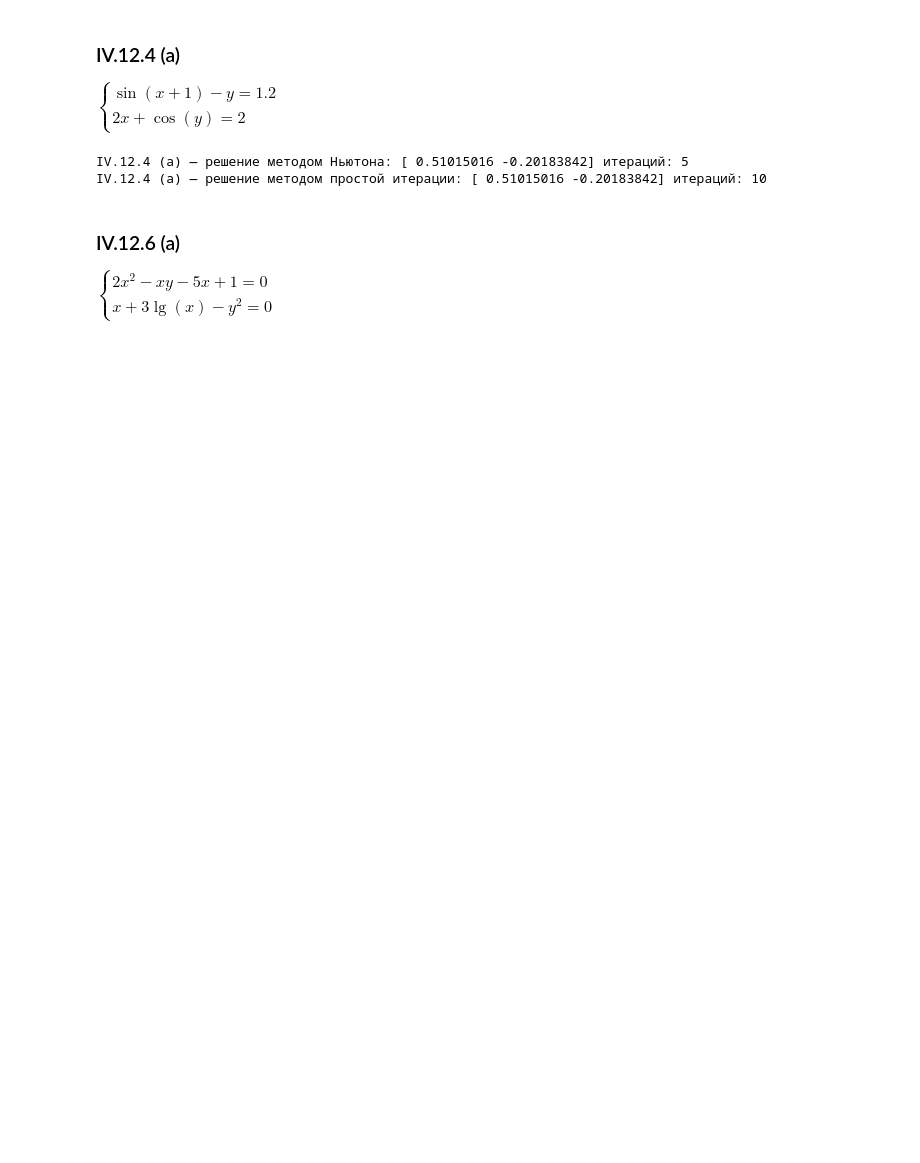
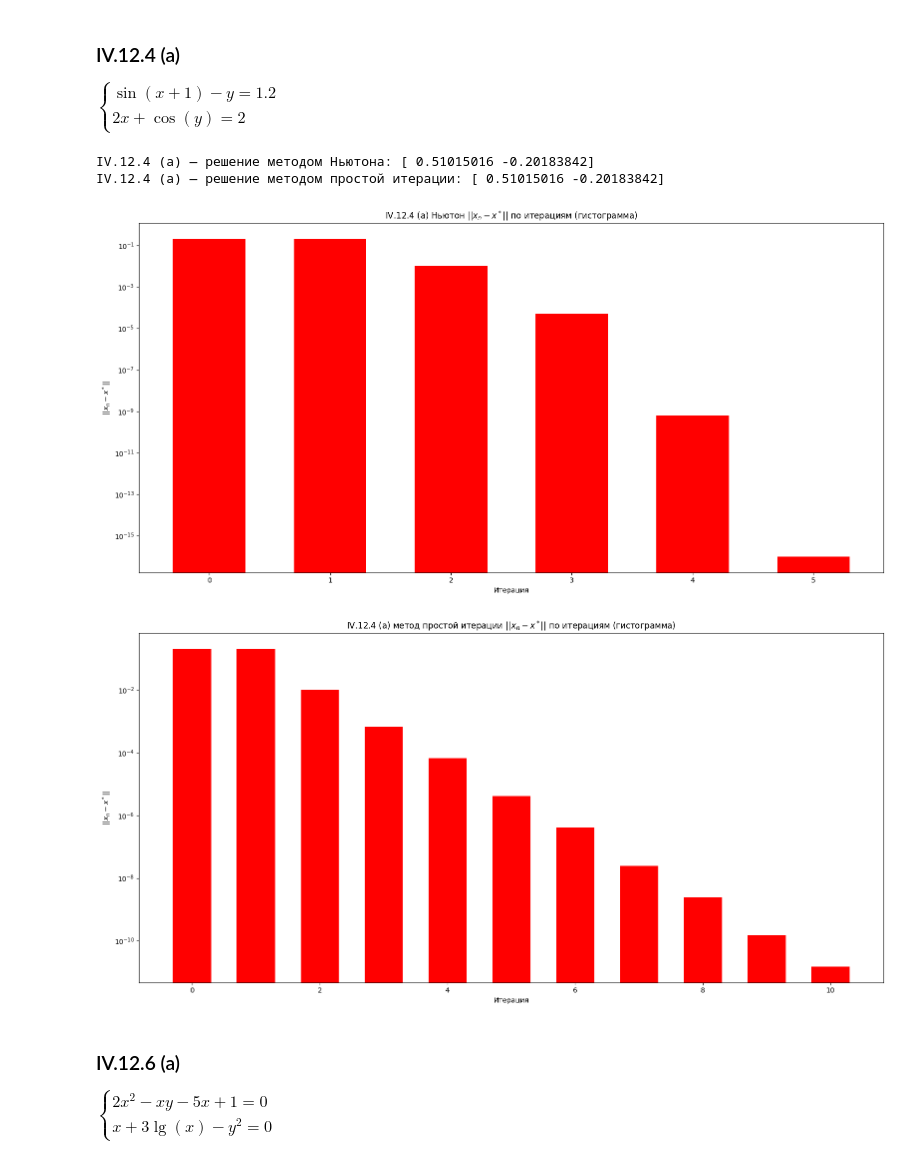
Before and after one commit to victorbaldin56/ComputationalMath, a Jupyter notebook: lab_3.ipynb, the cells around one changed output. Saved outputs shown, nothing was run; the diff lists cells and outputs as text; code cells hidden in the pictures; blank space fills up the shorter version.

```diff
--- a/lab_3.ipynb
+++ b/lab_3.ipynb
@@ -106,9 +117,13 @@ def newton_system(F, J, x0, tol=1e-10, maxiter=50):
 # %%
 def fixed_point_system(Phi, x0, tol=1e-8, maxiter=500):
   x = np.array(x0, dtype=float)
+  history_x = [x0]
+  history_res = []
   for k in range(maxiter):
     x_new = np.array(Phi(x))
+    history_x.append(x)
+    history_res.append(np.linalg.norm(x_new - x, ord=2))
     if stop_crit(x_new, x, tol):
-      return x_new, k + 1
+      return x_new, history_x, history_res
     x = x_new
-  return x, maxiter
+  return x, history_x, history_res
@@ -196,34 +250,37 @@ $\begin{cases}
 # %%
 def F_124a(vec):
   x, y = vec
   return np.array([math.sin(x + 1) - y - 1.2, 2 * x + math.cos(y) - 2])
 
 
 # Якобиан:
 def J_124a(vec):
   x, y = vec
   return np.array([[math.cos(x + 1), -1.0], [2.0, -math.sin(y)]])
 
 
 # Метод Ньютона:
 x0 = np.array([0.5, 0.0])  # начальное приближение (наугад)
-sol_newton, itn = newton_system(F_124a, J_124a, x0, tol=1e-12)
-print("\nIV.12.4 (a) — решение методом Ньютона:", sol_newton, "итераций:", itn)
+sol_newton, hist_newt, _ = newton_system(F_124a, J_124a, x0, tol=1e-12)
+print("\nIV.12.4 (a) — решение методом Ньютона:", sol_newton)
+plot_history(hist_newt, sol_newton, "IV.12.4 (a) Ньютон")
 
 
 def Phi_124a(vec):
   x, y = vec
   y_new = math.sin(x + 1) - 1.2
   x_new = (2 - math.cos(y)) / 2.0
   return np.array([x_new, y_new])
 
 
-sol_fix, itf = fixed_point_system(Phi_124a, x0, tol=1e-10, maxiter=500)
-print("IV.12.4 (a) — решение методом простой итерации:", sol_fix, "итераций:",
-      itf)
+sol_fix, hist_fix, _ = fixed_point_system(Phi_124a, x0, tol=1e-10, maxiter=500)
+print("IV.12.4 (a) — решение методом простой итерации:", sol_fix)
+plot_history(hist_fix, sol_fix, "IV.12.4 (a) метод простой итерации")
 # %% [output]
-IV.12.4 (a) — решение методом Ньютона: [ 0.51015016 -0.20183842] итераций: 5
-IV.12.4 (a) — решение методом простой итерации: [ 0.51015016 -0.20183842] итераций: 10
+IV.12.4 (a) — решение методом Ньютона: [ 0.51015016 -0.20183842]
+IV.12.4 (a) — решение методом простой итерации: [ 0.51015016 -0.20183842]
+[figure, added]
+[figure, added]
 # %% [markdown]
 ### IV.12.6 (a)
 $\begin{cases}
```
Also changed, not shown: parts of 8 cells of this notebook.
